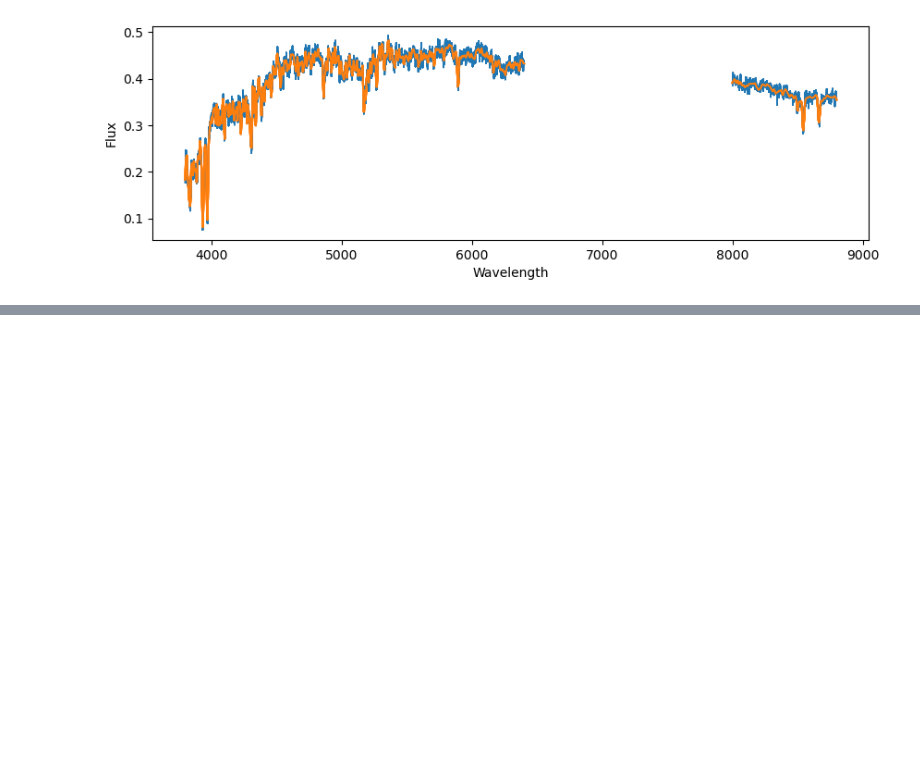
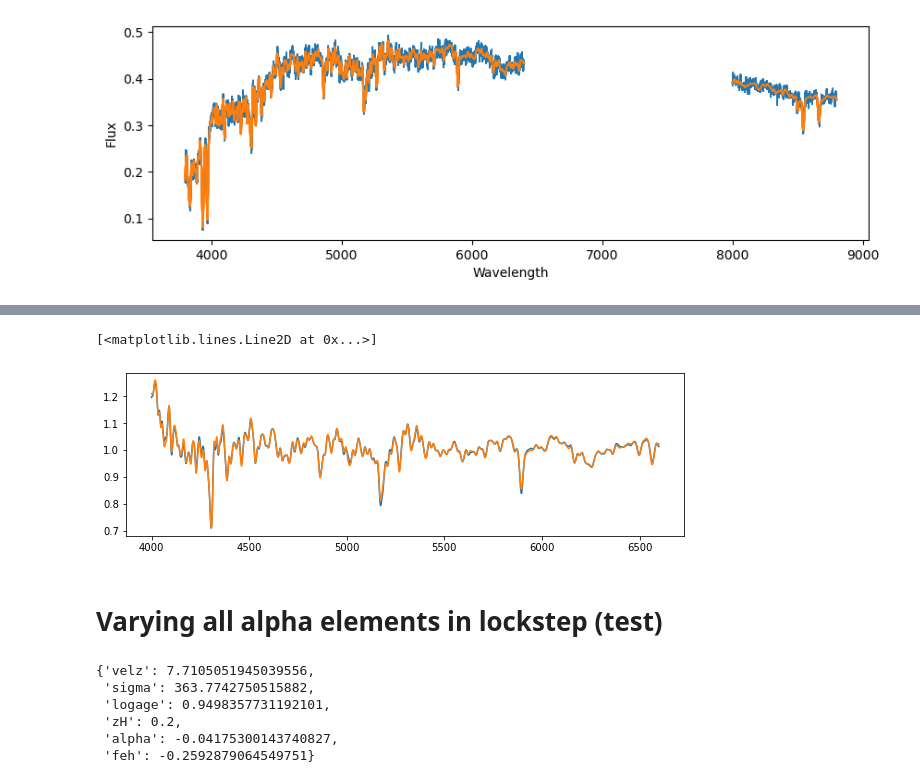
Before and after one commit to alizabeverage/alfalpha, a Jupyter notebook: mock-recovery.ipynb, the cells around one changed output, grey strips where cells are left out. Drawn from its saved outputs; the diff is of its cells as text; code cells hidden in the pictures; blank space fills up the shorter version.

```diff
--- a/mock-recovery.ipynb
+++ b/mock-recovery.ipynb
@@ -176,0 +240,20 @@ Text(0, 0.5, 'Flux')
+# %%
+i = 3
+data = Data(f'indata/sdss{i+1}')
+data.ires += 1
+data.fitting_regions = [[4000,4700],[4700,5800],[5800,6600]]
+
+params = get_properties(results[i],parameters_to_fit)
+mflux = g.get_model(params,outwave=data.wave)
+poly, mfluxnorm = polynorm(data, mflux)
+
+
+plt.figure(figsize=(10,3))
+s = (data.wave<6600)&(data.wave>4000)
+plt.plot(data.wave[s],data.flux[s])
+plt.plot(data.wave[s],mfluxnorm[s])
+# %% [output]
+[<matplotlib.lines.Line2D at 0x...>]
+[figure, added]
+# %% [markdown]
+# Varying all alpha elements in lockstep (test)
@@ -176,0 +303,9 @@ Text(0, 0.5, 'Flux')
+# %%
+get_properties(result.x,parameters_to_fit)
+# %% [output]
+{'velz': 7.7105051945039556,
+ 'sigma': 363.7742750515882,
+ 'logage': 0.9498357731192101,
+ 'zH': 0.2,
+ 'alpha': -0.04175300143740827,
+ 'feh': -0.2592879064549751}
```
Also changed, not shown: parts of 8 cells of this notebook, 2 other files.
